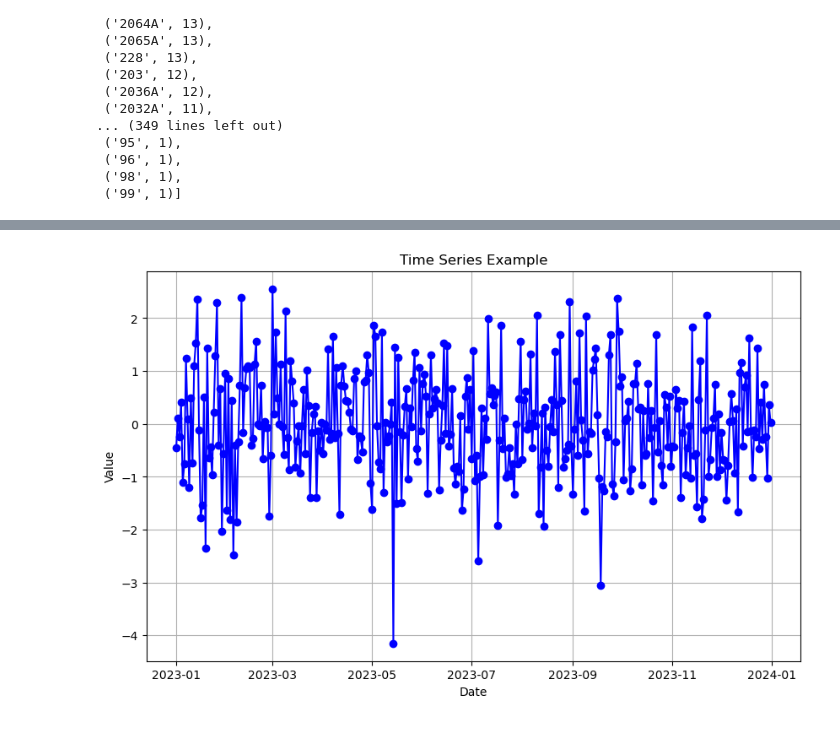
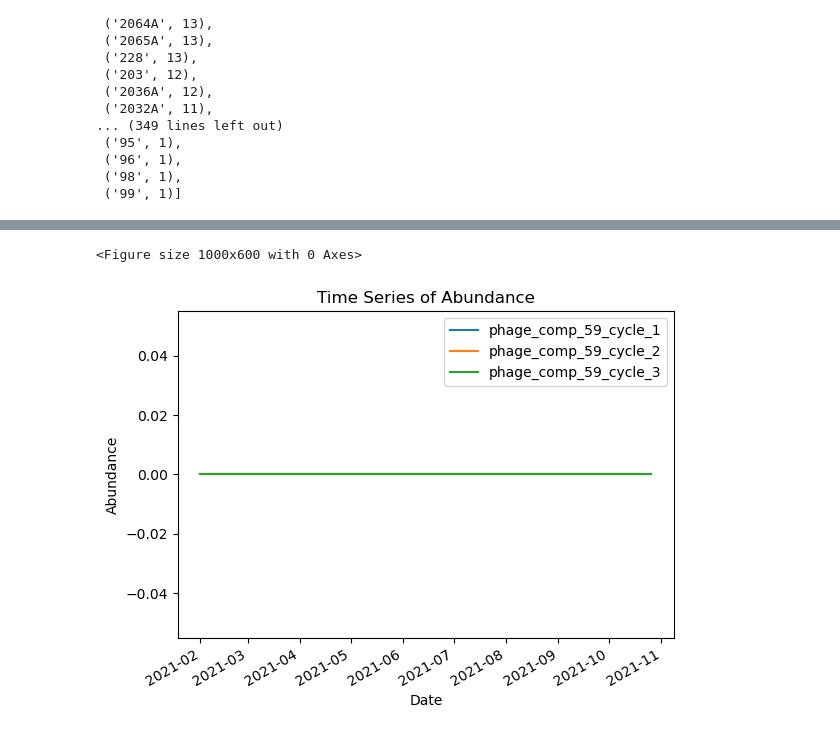
Before and after one commit to Cong34/PhageVariantDominanceAnalysis, a Jupyter notebook: Time_series.ipynb, the cells around one changed output, grey strips where cells are left out. Cells and saved outputs as stored; diff of their text form; code cells hidden in the pictures.

Commit message:
Time series completion, debugging and optimised left

```diff
--- a/Time_series.ipynb
+++ b/Time_series.ipynb
@@ -13,7 +13,7 @@ FILE_ID = ["M315-I4728-18955","M318-I4747-18975","M522_I6768_27738",
 # FILE_ID = ["M636_I8104_7576","M642_I8175_7616","M524_I6792_27767"]
 # FILE_ID = ["M524_I6790_27765","M524_I6792_27767"]
 
-def find_bamfiles(folder_path):
+def Find_bamfiles(folder_path):
     file_list = []
     for ID in FILE_ID:
         for filename in os.listdir(folder_path):
@@ -22,7 +22,7 @@ def find_bamfiles(folder_path):
                     file_list.append(os.path.join(folder_path, filename))
     return file_list
 
-def find_Library_Size(Library_size_matrix):
+def Find_Library_Size(Library_size_matrix):
     data_frame = pd.read_csv(Library_size_matrix, sep='\t')
     Identification = data_frame.iloc[:,0]
 
@@ -42,15 +42,15 @@ def find_Library_Size(Library_size_matrix):
             return None
     return size_dict
 
-def find_contigs(filepaths):
+def Find_contigs(filepaths):
     contigs = []
     for record in SeqIO.parse(filepaths, "fasta"):
         contigs.append(record.id)
     return contigs
 
 def find_relative_abundance(file_lists, folder_path):
-    Dict_Sample_ID = find_Library_Size("PHAGE_BUBBLE/sampleSeqCounts.tsv")
-    contigs = find_contigs("PHAGE_BUBBLE/Paths/combineS2/Comp_59_big.fasta")
+    Dict_Sample_ID = Find_Library_Size("PHAGE_BUBBLE/sampleSeqCounts.tsv")
+    contigs = Find_contigs("PHAGE_BUBBLE/Paths/combineS2/Comp_59_big.fasta")
     mapped_reads_count = 0
     genome_length = 0
     dict_data = {}
@@ -82,7 +82,6 @@ def find_relative_abundance(file_lists, folder_path):
                         dict_data[ID][f"Paths {paths}"] = Rel_Ab
     return dict_data
     # print(dict_data)
-content = find_bamfiles("PHAGE_BUBBLE/Bam_sorted/BothPaths_comp_59")
-Dict_Relative_Abundance = find_relative_abundance(content,"PHAGE_BUBBLE/Bam_sorted/BothPaths_comp_59")
-print(Dict_Relative_Abundance)
+content = Find_bamfiles("PHAGE_BUBBLE/Bam_sorted/BothPaths_comp_59")
+find_relative_abundance(content,"PHAGE_BUBBLE/Bam_sorted/BothPaths_comp_59")
 # %% [output]
@@ -285,30 +355,41 @@ print(data_dict)
 # %%
 import pandas as pd
-
-# Create a date range
-date_range = pd.date_range(start='2023-01-01', end='2023-12-31', freq='D')
-
-# Create a DataFrame with the date range as the index
-time_series = pd.DataFrame(index=date_range)
-
-# Display the time series
-# print(time_series)
-
-# Add a column of random data to the time series
-import numpy as np
-time_series['Value'] = np.random.randn(len(time_series))
-
-# Display the updated time series
-print(time_series)
-
 import matplotlib.pyplot as plt
 
-# Plot the time series data
-plt.figure(figsize=(10, 6))
-plt.plot(time_series.index, time_series['Value'], marker='o', linestyle='-', color='b')
-plt.title('Time Series Example')
-plt.xlabel('Date')
-plt.ylabel('Value')
-plt.grid(True)
-plt.show()
+def time_series(contigs_location, Patient_ID):
+    Dict_1 = condense_data_file_and_time(Find_patient_information(Patient_ID)) # Dict_1 has patient's info skimmed down, it has Filename and Time.
+    Dict_2 = Find_relative_abundance(contigs_location, Patient_ID)
+                # Dict_2 takes dict_1 info and create a dictionary with filename to paths to abundance.
+    time_value = [Dict_1[x]["Time"] for x in Dict_1.keys()]
+                # create an array of time values
+
+    # Create an array for each paths which contain abundance calculation
+    contigs = Find_contigs(contigs_location)
+    Paths_RAb = {}
+    # Create a date range
+    date_range = pd.to_datetime(time_value, format='%d-%m-%Y')
+    Paths_RAb['Date'] = date_range
+
+    for contig in contigs:
+        value = [Dict_2[y][contig] for y in Dict_2.keys()]
+        Paths_RAb[contig] = value
+
+    print(Paths_RAb)
+    time_series_df = pd.DataFrame(Paths_RAb)
+
+    # Set the 'Date' column as the index for the time series
+    time_series_df.set_index('Date', inplace=True)
+
+    # Plot the time series data
+    plt.figure(figsize=(10, 6))
+    time_series_df.plot(kind='line')
+    plt.title('Time Series of Abundance')
+    plt.xlabel('Date')
+    plt.ylabel('Abundance')
+    plt.show()
+
+
+patient_ID_list =['230_4','282','1012A','2093A','2028A','2037A','2064A','2065A','228','203','2036A','2032A','2056A','2057A','2066A','234','268']
+Find_patient_information("282")
+time_series("PHAGE_BUBBLE/Paths/combineS2/Comp_59_big.fasta", "2064A")
 # %% [output]
@@ -329 +409,2 @@ plt.show()
+<Figure size 1000x600 with 0 Axes>
-[figure, old version]
+[figure, new version]
```
Also changed, not shown: parts of 6 cells of this notebook.
